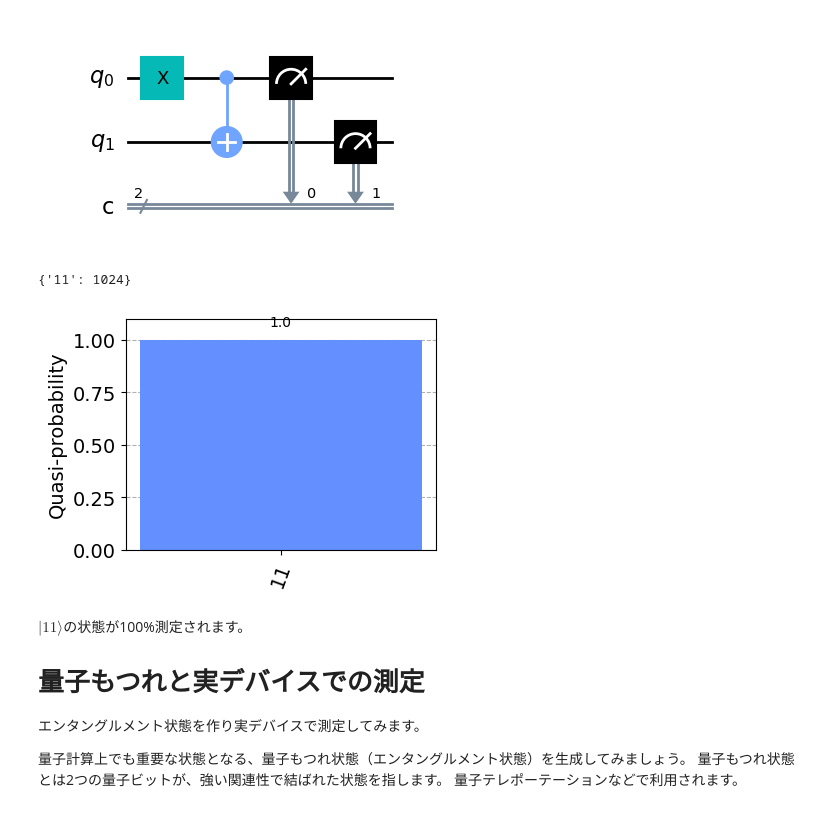
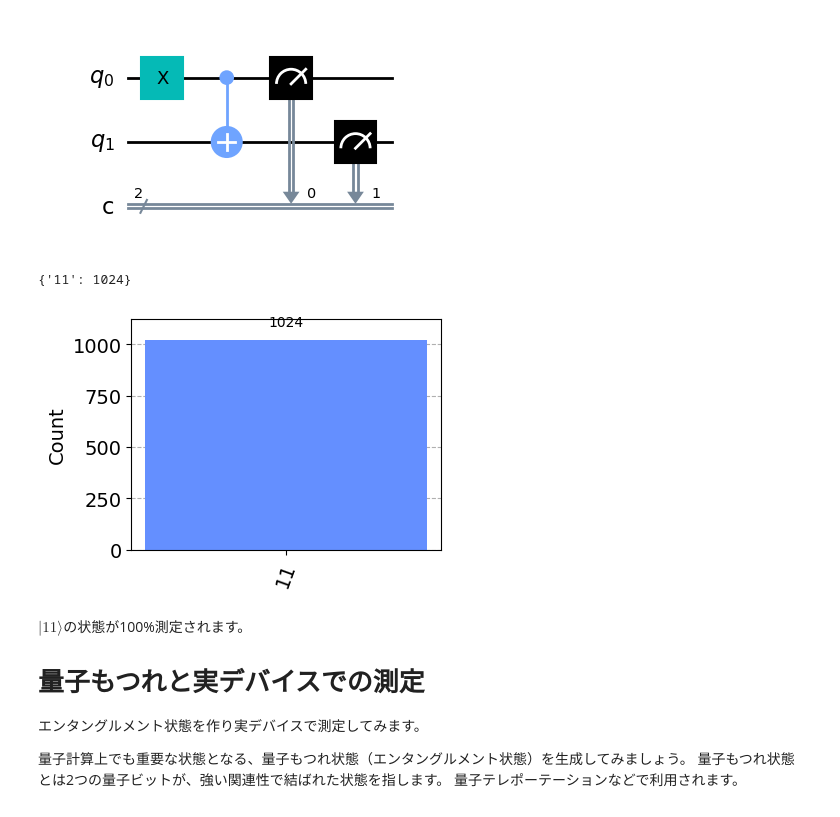
Before and after one commit to kifumi/qiskit-intro-2023, a Jupyter notebook: 20230626_intro.ipynb, the cells around one changed output. Saved outputs shown, nothing was run; the diff lists cells and outputs as text; code cells hidden in the pictures.

```diff
--- a/20230626_intro.ipynb
+++ b/20230626_intro.ipynb
@@ -314,18 +314,18 @@ qc.draw(output="mpl")
 # %%
 # QASMシミュレーターで実験
 backend = Aer.get_backend('qasm_simulator')
 job = backend.run(qc, shots=1024)
 result = job.result()
 
 #  測定された回数を表示
 counts = result.get_counts(qc)
 print(counts)
 
 # ヒストグラムで測定された確率をプロット
-plot_distribution(counts, figsize=(4,3) )
+plot_histogram(counts, figsize=(4,3) )
 # %% [output]
 {'11': 1024}
-[figure, old version]
+[figure, new version]
 # %% [markdown]
 $|11\rangle$の状態が100%測定されます。
 
```
Also changed, not shown: parts of 2 cells of this notebook.
